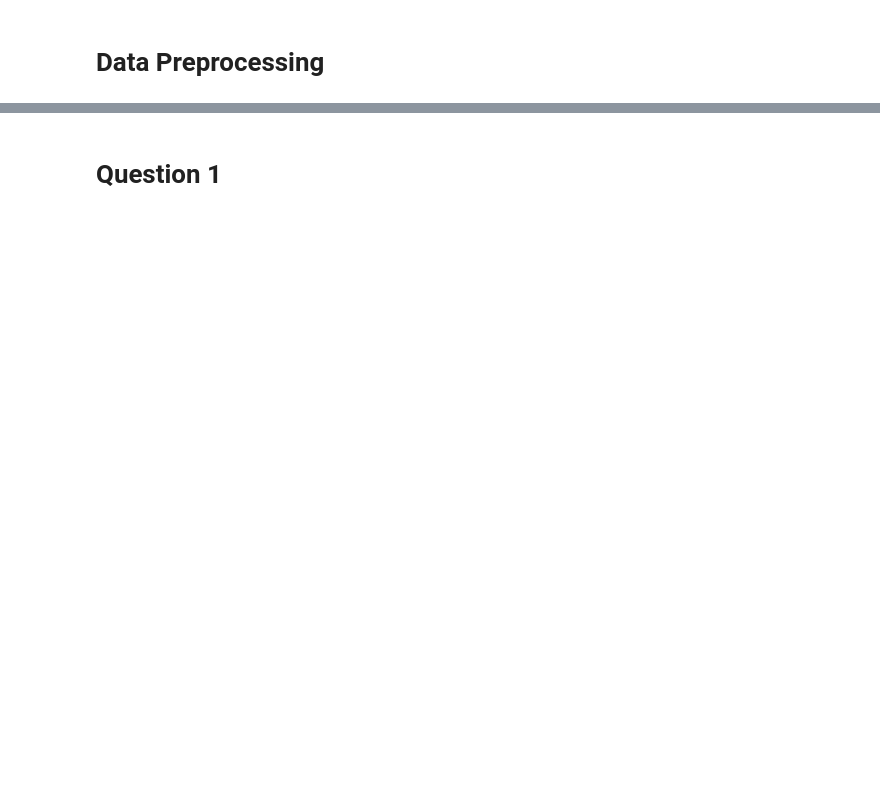
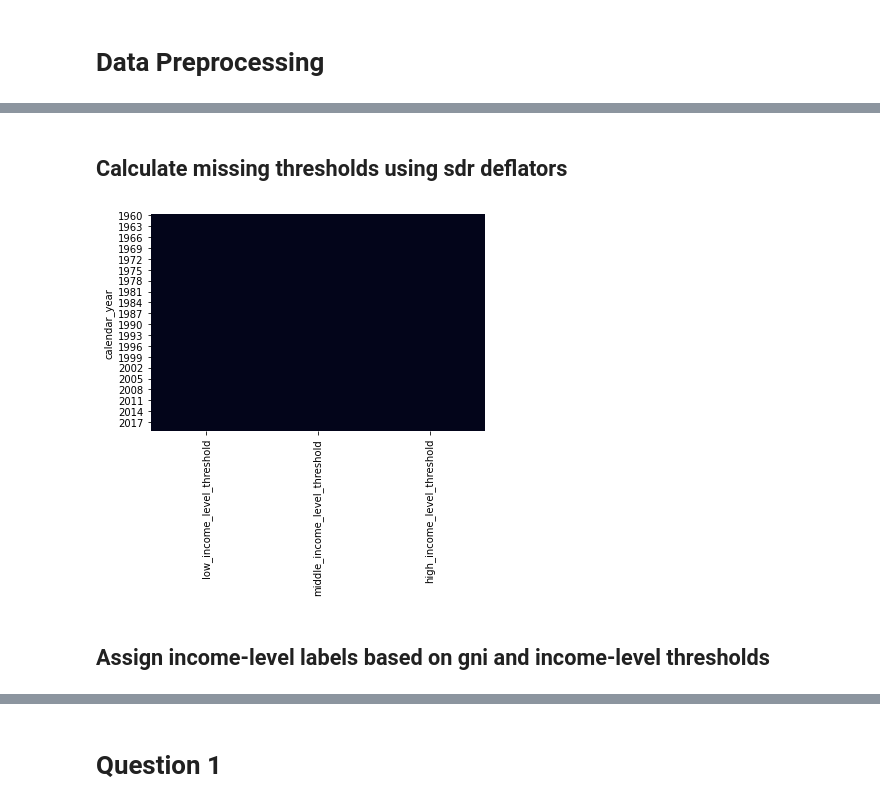
Before and after one commit to christoph-fraller/dopp_2020w_group03_ex3, a Jupyter notebook: dopp_2020w_group03_ex3_with_git.ipynb, the cells around one changed output, grey strips where cells are left out. Drawn from its saved outputs; the diff is of its cells as text; code cells hidden in the pictures; blank space fills up the shorter version.

```diff
--- a/dopp_2020w_group03_ex3_with_git.ipynb
+++ b/dopp_2020w_group03_ex3_with_git.ipynb
@@ -275,0 +341,37 @@ data
+# %% [markdown]
+## Calculate missing thresholds using sdr deflators
+# %%
+def calculate_missing_thresholds(input_data):
+
+    df = input_data
+
+    thresholds_list = ['low_income_level_threshold', 'middle_income_level_threshold', 'high_income_level_threshold']
+
+    # calculate missing values
+    for i in range(0, len(df)):
+
+      # retrieve current index
+      curr_index = df.index.max() - i
+      for threshold in thresholds_list:
+
+        # check if threshold value is missing
+        if(np.isnan(df.loc[curr_index, threshold])):
+
+          # calculate missing threshold value based on existing threshold and sdr_inflation_rate_annual_change
+          df.loc[curr_index, threshold] = df.loc[curr_index + 1, threshold] / (100 + df.loc[curr_index + 1, 'sdr_inflation_rate_annual_change']) * 100
+
+    # round thresholds to nearest multiple of base
+    base = 5
+    for threshold in thresholds_list:
+      df[threshold] = round(df[threshold] / base) * base
+
+    return df[thresholds_list]
+
+threshold_data_complete = calculate_missing_thresholds(threshold_data)
+
+# check whether or not all missing values have been replaced
+sb.heatmap(threshold_data_complete.isna(), cbar = False);
+# %% [output]
+[figure, added]
+# %% [markdown]
+## Assign income-level labels based on gni and income-level thresholds
```
Also changed, not shown: parts of 47 cells of this notebook.
